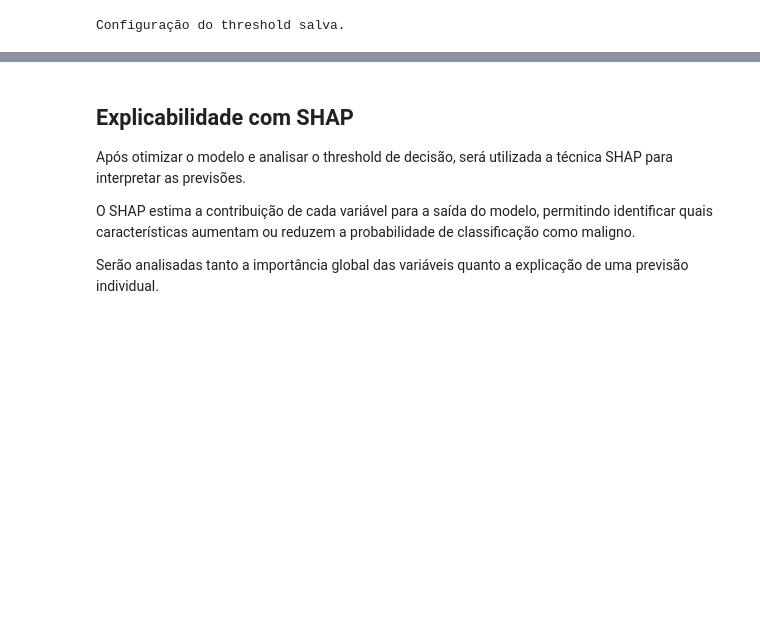
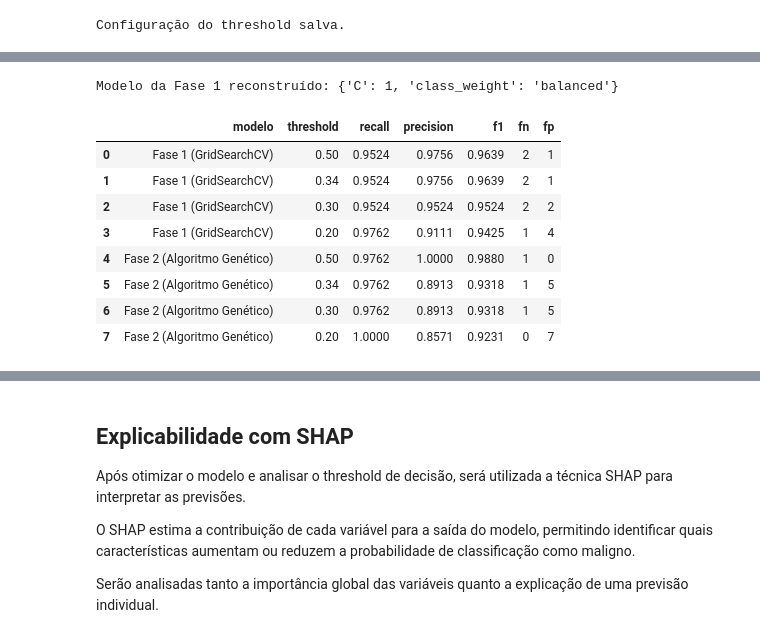
Before and after one commit to FerPonz98/FIAP_TechChallenge_02_2026, a Jupyter notebook: notebooks/03_threshold_e_explicabilidade.ipynb, the cells around one changed output, grey strips where cells are left out. Drawn from its saved outputs; the diff is of its cells as text; code cells hidden in the pictures; blank space fills up the shorter version.

```diff
--- a/notebooks/03_threshold_e_explicabilidade.ipynb
+++ b/notebooks/03_threshold_e_explicabilidade.ipynb
@@ -623,0 +636,77 @@ Configuração do threshold salva.
+# %%
+from sklearn.pipeline import Pipeline
+from sklearn.preprocessing import StandardScaler
+from sklearn.linear_model import LogisticRegression
+
+caminho_baseline = localizar_arquivo([
+    Path("/app/results/baseline_fase1.json"),
+    pasta_atual / "results" / "baseline_fase1.json",
+    pasta_atual.parent / "results" / "baseline_fase1.json"
+])
+
+with open(caminho_baseline, "r", encoding="utf-8") as arquivo:
+    baseline_fase1 = json.load(arquivo)
+
+hiperparametros_fase1 = baseline_fase1.get(
+    "hiperparametros",
+    {"C": 1, "class_weight": "balanced"}
+)
+
+# Reconstrução do modelo final da Fase 1 (mesmos dados de treino)
+modelo_fase1 = Pipeline([
+    ("padronizacao", StandardScaler()),
+    ("modelo", LogisticRegression(
+        **hiperparametros_fase1,
+        max_iter=5000,
+        random_state=SEMENTE
+    ))
+])
+
+modelo_fase1.fit(X_train, y_train)
+
+probabilidades_teste_fase1 = modelo_fase1.predict_proba(X_test)[:, 1]
+
+print("Modelo da Fase 1 reconstruído:", hiperparametros_fase1)
+# %% [output]
+Modelo da Fase 1 reconstruído: {'C': 1, 'class_weight': 'balanced'}
+# %%
+def metricas_por_threshold(probabilidades, threshold):
+
+    previsoes = (probabilidades >= threshold).astype(int)
+
+    tn, fp, fn, tp = confusion_matrix(y_test, previsoes).ravel()
+
+    return {
+        "threshold": threshold,
+        "recall": recall_score(y_test, previsoes, zero_division=0),
+        "precision": precision_score(y_test, previsoes, zero_division=0),
+        "f1": f1_score(y_test, previsoes, zero_division=0),
+        "fn": int(fn),
+        "fp": int(fp)
+    }
+
+
+modelos_comparacao = {
+    "Fase 1 (GridSearchCV)": probabilidades_teste_fase1,
+    "Fase 2 (Algoritmo Genético)": probabilidades_teste
+}
+
+thresholds_analise = [0.50, round(threshold_otimizado, 2), 0.30, 0.20]
+
+analise_professor = pd.DataFrame([
+    {"modelo": nome, **metricas_por_threshold(probabilidades, threshold)}
+    for nome, probabilidades in modelos_comparacao.items()
+    for threshold in thresholds_analise
+])
+
+display(analise_professor.round(4))
+# %% [output]
+|  | modelo | threshold | recall | precision | f1 | fn | fp |
+| 0 | Fase 1 (GridSearchCV) | 0.50 | 0.9524 | 0.9756 | 0.9639 | 2 | 1 |
+| 1 | Fase 1 (GridSearchCV) | 0.34 | 0.9524 | 0.9756 | 0.9639 | 2 | 1 |
+| 2 | Fase 1 (GridSearchCV) | 0.30 | 0.9524 | 0.9524 | 0.9524 | 2 | 2 |
+| 3 | Fase 1 (GridSearchCV) | 0.20 | 0.9762 | 0.9111 | 0.9425 | 1 | 4 |
+| 4 | Fase 2 (Algoritmo Genético) | 0.50 | 0.9762 | 1.0000 | 0.9880 | 1 | 0 |
+| 5 | Fase 2 (Algoritmo Genético) | 0.34 | 0.9762 | 0.8913 | 0.9318 | 1 | 5 |
+| 6 | Fase 2 (Algoritmo Genético) | 0.30 | 0.9762 | 0.8913 | 0.9318 | 1 | 5 |
+| 7 | Fase 2 (Algoritmo Genético) | 0.20 | 1.0000 | 0.8571 | 0.9231 | 0 | 7 |
```
Also changed, not shown: parts of 20 cells of this notebook, 21 other files.
